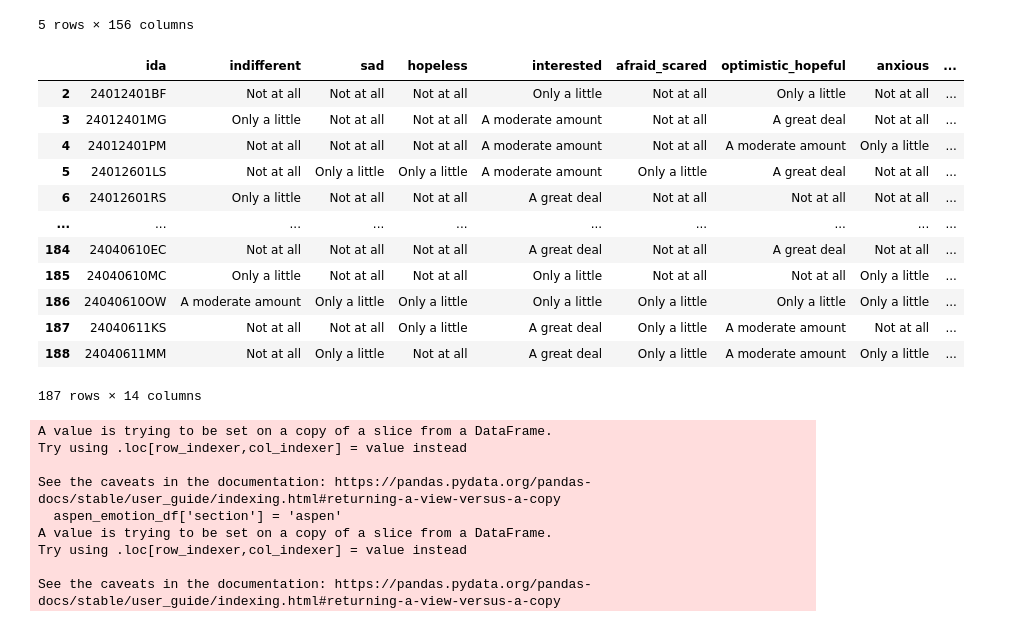
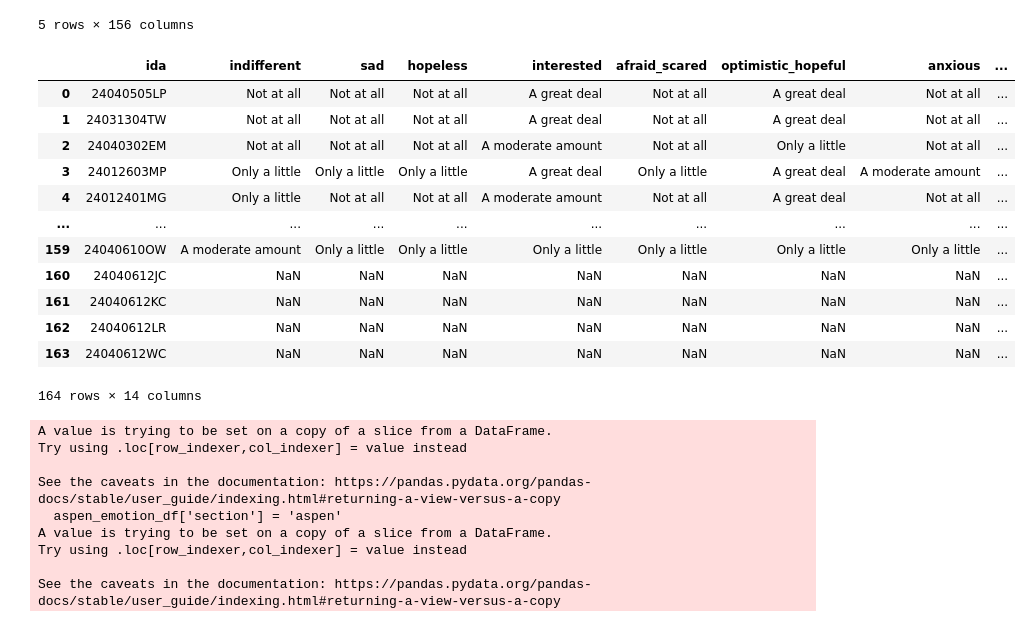
Before and after one commit to Hailcyon/AISL-data-analysis, a Jupyter notebook: create_emotions_dfs.ipynb, the cells around one changed output. Saved outputs shown, nothing was run; the diff lists cells and outputs as text; code cells hidden in the pictures.

Commit message:
Converted to use dataframe without Hartland people for calculations

```diff
--- a/create_emotions_dfs.ipynb
+++ b/create_emotions_dfs.ipynb
@@ -55,48 +55,51 @@ clean_analysis_df.head()
 | 5 | 2024-01-24 19:30:11 | 2024-01-26 15:17:30 | IP Address | 155.98.131.2 | 100 | 157638 | True | 2024-01-26 15:17:31 | ... |
 | 6 | 2024-01-24 19:30:17 | 2024-01-26 15:20:15 | IP Address | 155.98.131.4 | 100 | 157797 | True | 2024-01-26 15:20:16 | ... |
 5 rows × 156 columns
+# %%
+#using this file so Hartland data is excluded
+full_analysis_df = pd.read_excel('c:/Users/Hailey Sherman/ClimateOfHopeData/Data_2025/COMBINED_TEXT_jan-june_pre_in-gallery_post_hartland_removed.xlsx')
 # %%
 # Create dataframes with simplified column names, including ida
-aspen_emotion_df = clean_analysis_df[['ida', 'aspen_indifferent', 'aspen_sad', 'aspen_hopeless', 'aspen_interested',
+aspen_emotion_df = full_analysis_df[['ida', 'aspen_indifferent', 'aspen_sad', 'aspen_hopeless', 'aspen_interested',
     'aspen_afraid_scared', 'aspen_optimistic_hopeful', 'aspen_anxious', 'aspen_inspired',
     'aspen_angry_frustrated', 'aspen_happy', 'aspen_guilty', 'aspen_numb', 'aspen_stressed']]
 aspen_emotion_df.columns = ['ida'] + [col.replace('aspen_', '') for col in aspen_emotion_df.columns if col != 'ida']
 
-here_now_impacts_emotion_df = clean_analysis_df[['ida', 'here_now_impacts_indifferent', 'here_now_impacts_sad',
+here_now_impacts_emotion_df = full_analysis_df[['ida', 'here_now_impacts_indifferent', 'here_now_impacts_sad',
     'here_now_impacts_hopeless', 'here_now_impacts_interested', 'here_now_impacts_afraid_scared',
     'here_now_impacts_optimistic_hopeful', 'here_now_impacts_anxious', 'here_now_impacts_inspired',
     'here_now_impacts_angry_frustrated', 'here_now_impacts_happy', 'here_now_impacts_guilty',
     'here_now_impacts_numb', 'here_now_impacts_stressed']]
 here_now_impacts_emotion_df.columns = ['ida'] + [col.replace('here_now_impacts_', '') for col in here_now_impacts_emotion_df.columns if col != 'ida']
 
-build_momentum_emotion_df = clean_analysis_df[['ida', 'build_momentum_indifferent', 'build_momentum_sad',
+build_momentum_emotion_df = full_analysis_df[['ida', 'build_momentum_indifferent', 'build_momentum_sad',
     'build_momentum_hopeless', 'build_momentum_interested', 'build_momentum_afraid_scared',
     'build_momentum_optimistic_hopeful', 'build_momentum_anxious', 'build_momentum_inspired',
     'build_momentum_angry_frustrated', 'build_momentum_happy', 'build_momentum_guilty',
     'build_momentum_numb', 'build_momentum_stressed']]
 build_momentum_emotion_df.columns = ['ida'] + [col.replace('build_momentum_', '') for col in build_momentum_emotion_df.columns if col != 'ida']
 
-connecting_emotion_df = clean_analysis_df[['ida', 'connecting_indifferent', 'connecting_sad', 'connecting_hopeless',
+connecting_emotion_df = full_analysis_df[['ida', 'connecting_indifferent', 'connecting_sad', 'connecting_hopeless',
     'connecting_interested', 'connecting_afraid_scared', 'connecting_optimistic_hopeful', 'connecting_anxious',
     'connecting_inspired', 'connecting_angry_frustrated', 'connecting_happy', 'connecting_guilty',
     'connecting_numb', 'connecting_stressed']]
 connecting_emotion_df.columns = ['ida'] + [col.replace('connecting_', '') for col in connecting_emotion_df.columns if col != 'ida']
 
 display(connecting_emotion_df)
 # %% [output]
 |  | ida | indifferent | sad | hopeless | interested | afraid_scared | optimistic_hopeful | anxious | ... |
-| 2 | 24012401BF | Not at all | Not at all | Not at all | Only a little | Not at all | Only a little | Not at all | ... |
-| 3 | 24012401MG | Only a little | Not at all | Not at all | A moderate amount | Not at all | A great deal | Not at all | ... |
-| 4 | 24012401PM | Not at all | Not at all | Not at all | A moderate amount | Not at all | A moderate amount | Only a little | ... |
-| 5 | 24012601LS | Not at all | Only a little | Only a little | A moderate amount | Only a little | A great deal | Not at all | ... |
-| 6 | 24012601RS | Only a little | Not at all | Not at all | A great deal | Not at all | Not at all | Not at all | ... |
+| 0 | 24040505LP | Not at all | Not at all | Not at all | A great deal | Not at all | A great deal | Not at all | ... |
+| 1 | 24031304TW | Not at all | Not at all | Not at all | A great deal | Not at all | A great deal | Not at all | ... |
+| 2 | 24040302EM | Not at all | Not at all | Not at all | A moderate amount | Not at all | Only a little | Not at all | ... |
+| 3 | 24012603MP | Only a little | Only a little | Only a little | A great deal | Only a little | A great deal | A moderate amount | ... |
+| 4 | 24012401MG | Only a little | Not at all | Not at all | A moderate amount | Not at all | A great deal | Not at all | ... |
 | ... | ... | ... | ... | ... | ... | ... | ... | ... | ... |
-| 184 | 24040610EC | Not at all | Not at all | Not at all | A great deal | Not at all | A great deal | Not at all | ... |
-| 185 | 24040610MC | Only a little | Not at all | Not at all | Only a little | Not at all | Not at all | Only a little | ... |
-| 186 | 24040610OW | A moderate amount | Only a little | Only a little | Only a little | Only a little | Only a little | Only a little | ... |
-| 187 | 24040611KS | Not at all | Not at all | Only a little | A great deal | Only a little | A moderate amount | Not at all | ... |
-| 188 | 24040611MM | Not at all | Only a little | Not at all | A great deal | Only a little | A moderate amount | Only a little | ... |
+| 159 | 24040610OW | A moderate amount | Only a little | Only a little | Only a little | Only a little | Only a little | Only a little | ... |
+| 160 | 24040612JC | NaN | NaN | NaN | NaN | NaN | NaN | NaN | ... |
+| 161 | 24040612KC | NaN | NaN | NaN | NaN | NaN | NaN | NaN | ... |
+| 162 | 24040612LR | NaN | NaN | NaN | NaN | NaN | NaN | NaN | ... |
+| 163 | 24040612WC | NaN | NaN | NaN | NaN | NaN | NaN | NaN | ... |
-187 rows × 14 columns
+164 rows × 14 columns
 # %%
 # Add identifier column to each section dataframe
 aspen_emotion_df['section'] = 'aspen'
```
Also changed, not shown: parts of 1 cell of this notebook, 4 other files.
